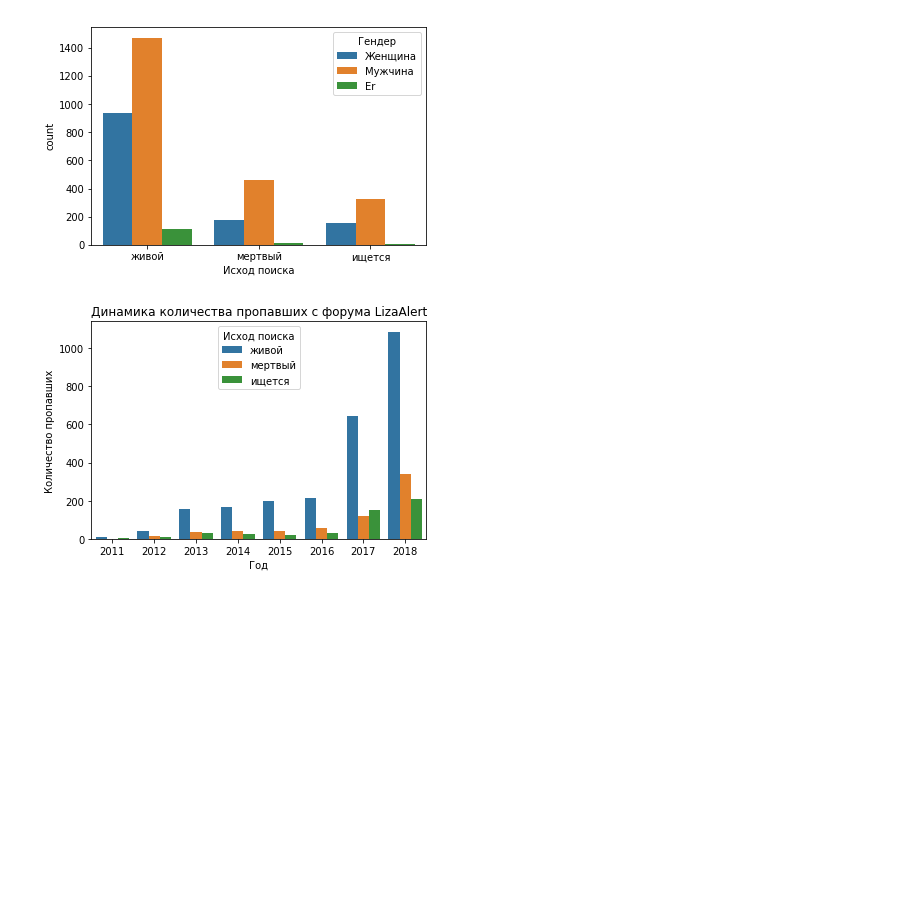
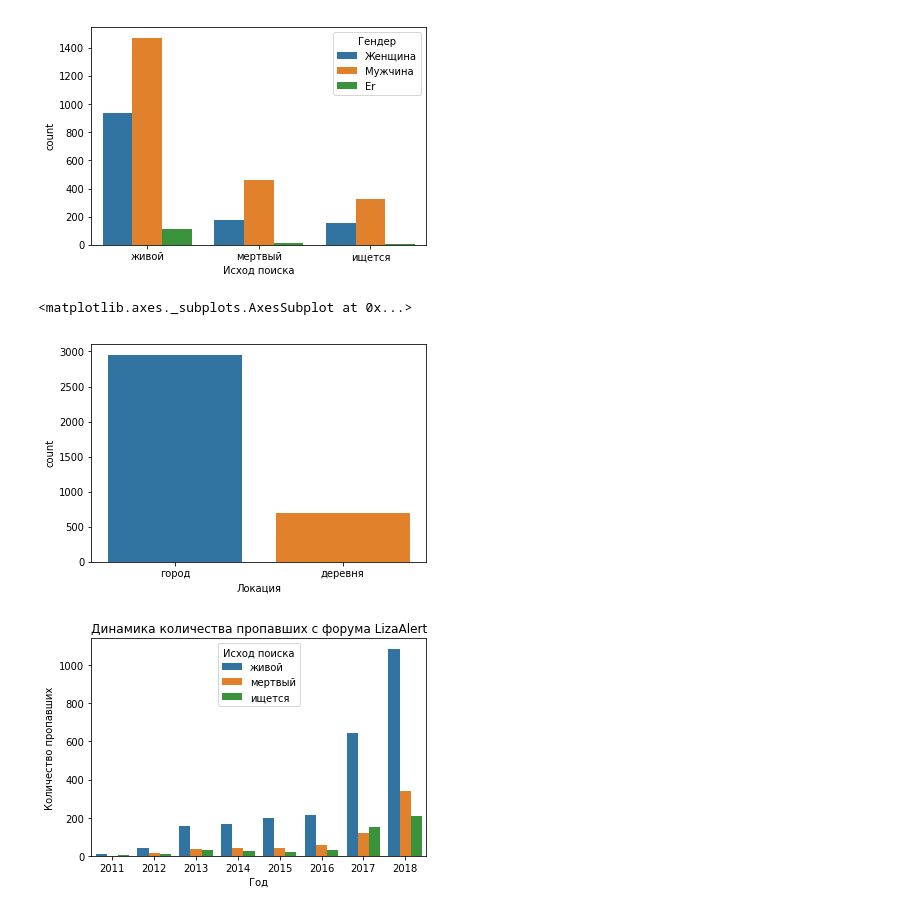
Before and after one commit to babkengithub/Liza-Alert, a Jupyter notebook: Graphix-Kolay.ipynb, the cells around one changed output. Drawn from its saved outputs; the diff is of its cells as text; code cells hidden in the pictures; blank space fills up the shorter version.

```diff
--- a/Graphix-Kolay.ipynb
+++ b/Graphix-Kolay.ipynb
@@ -36,6 +38,11 @@ sns.countplot(x = 'Исход поиска', hue = 'Гендер', data = df)
 # %% [output]
 <matplotlib.axes._subplots.AxesSubplot at 0x...>
 [figure]
+# %%
+sns.countplot(x = 'Локация', data = df)
+# %% [output]
+<matplotlib.axes._subplots.AxesSubplot at 0x...>
+[figure, added]
 # %%
 sns.countplot(x = 'Год', hue ='Исход поиска', data = df)
 plt.ylabel("Количество пропавших")
```
Also changed, not shown: parts of 2 cells of this notebook, 3 other files.
